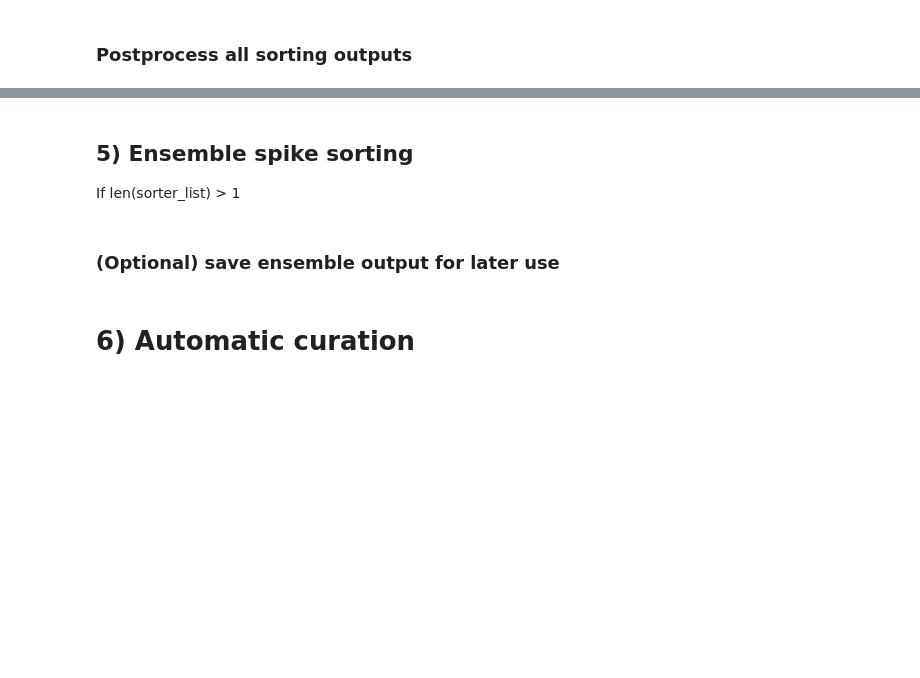
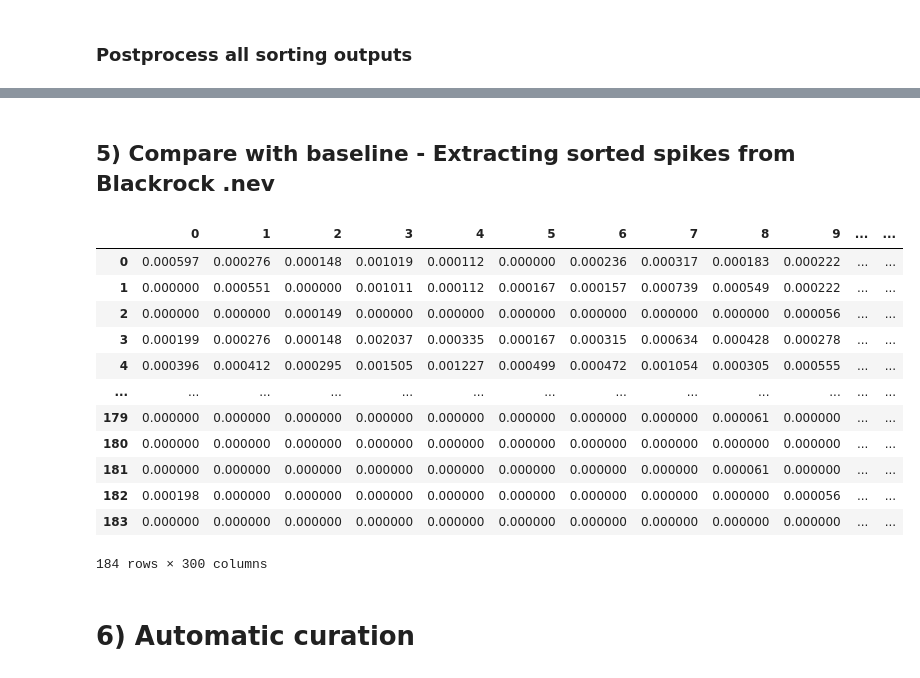
Before and after one commit to catalystneuro/movshon-lab-to-nwb, a Jupyter notebook: tutorials/blackrock_spikeinterface_pipeline.ipynb, the cells around one changed output, grey strips where cells are left out. Drawn from its saved outputs; the diff is of its cells as text; code cells hidden in the pictures; blank space fills up the shorter version.

Commit message:
latest changes fcor blackrock

```diff
--- a/tutorials/blackrock_spikeinterface_pipeline.ipynb
+++ b/tutorials/blackrock_spikeinterface_pipeline.ipynb
@@ -140,10 +168,12 @@ sorter_params = dict(
 )
-# %%
-sorting_outputs = ss.run_sorters(
-    sorter_list=sorter_list,
-    working_folder=syntalos_folder / "syntalos_si_output",
-    mode="keep", # change to "keep" to avoid repeating the spike sorting
-    recording_dict_or_list=dict(rec0=recording_processed),
-    sorter_params=sorter_params,
-    verbose=True
-)
+# %%
+# Choose which recording to use for sorting
+rec_to_sort = recording_processed
+# rec_to_sort = subrec_processed
+
+# spike sort by group
+sorting = ss.run_klusta(
+    recording=rec_to_sort,
+    grouping_property='group',
+    output_folder=dir_spikeinterface / "si_output",
+)
@@ -208,5 +286,32 @@ for result_name, sorting in sorting_outputs.items():
-# %% [markdown]
-## 5) Ensemble spike sorting
-
-If len(sorter_list) > 1
+# %% [markdown]
+## 5) Compare with baseline - Extracting sorted spikes from Blackrock .nev
+# %%
+spikes_file = str(dir_path / 'XX_LE_textures_20191128_002.nev')
+
+br_spike_extractor = se.BlackrockSortingExtractor(
+    filename=spikes_file,
+    nsx_to_load=6
+)
+# %%
+cmp_KL_BR = sc.compare_two_sorters(
+    sorting1=sorting, sorting2=br_spike_extractor,
+    sorting1_name='klusta', sorting2_name='blackrock'
+)
+# %%
+# sw.plot_agreement_matrix(cmp_KL_BR)
+cmp_KL_BR.agreement_scores
+# %% [output]
+|  | 0 | 1 | 2 | 3 | 4 | 5 | 6 | 7 | 8 | 9 | ... | ... |
+| 0 | 0.000597 | 0.000276 | 0.000148 | 0.001019 | 0.000112 | 0.000000 | 0.000236 | 0.000317 | 0.000183 | 0.000222 | ... | ... |
+| 1 | 0.000000 | 0.000551 | 0.000000 | 0.001011 | 0.000112 | 0.000167 | 0.000157 | 0.000739 | 0.000549 | 0.000222 | ... | ... |
+| 2 | 0.000000 | 0.000000 | 0.000149 | 0.000000 | 0.000000 | 0.000000 | 0.000000 | 0.000000 | 0.000000 | 0.000056 | ... | ... |
+| 3 | 0.000199 | 0.000276 | 0.000148 | 0.002037 | 0.000335 | 0.000167 | 0.000315 | 0.000634 | 0.000428 | 0.000278 | ... | ... |
+| 4 | 0.000396 | 0.000412 | 0.000295 | 0.001505 | 0.001227 | 0.000499 | 0.000472 | 0.001054 | 0.000305 | 0.000555 | ... | ... |
+| ... | ... | ... | ... | ... | ... | ... | ... | ... | ... | ... | ... | ... |
+| 179 | 0.000000 | 0.000000 | 0.000000 | 0.000000 | 0.000000 | 0.000000 | 0.000000 | 0.000000 | 0.000061 | 0.000000 | ... | ... |
+| 180 | 0.000000 | 0.000000 | 0.000000 | 0.000000 | 0.000000 | 0.000000 | 0.000000 | 0.000000 | 0.000000 | 0.000000 | ... | ... |
+| 181 | 0.000000 | 0.000000 | 0.000000 | 0.000000 | 0.000000 | 0.000000 | 0.000000 | 0.000000 | 0.000061 | 0.000000 | ... | ... |
+| 182 | 0.000198 | 0.000000 | 0.000000 | 0.000000 | 0.000000 | 0.000000 | 0.000000 | 0.000000 | 0.000000 | 0.000056 | ... | ... |
+| 183 | 0.000000 | 0.000000 | 0.000000 | 0.000000 | 0.000000 | 0.000000 | 0.000000 | 0.000000 | 0.000000 | 0.000000 | ... | ... |
+184 rows × 300 columns
 # %%
@@ -230,2 +339,0 @@ sorting_outputs.update(sorting_ensemble=sorting_ensemble)
-# %% [markdown]
-### (Optional) save ensemble output for later use
```
Also changed, not shown: parts of 32 cells of this notebook, 5 other files.
